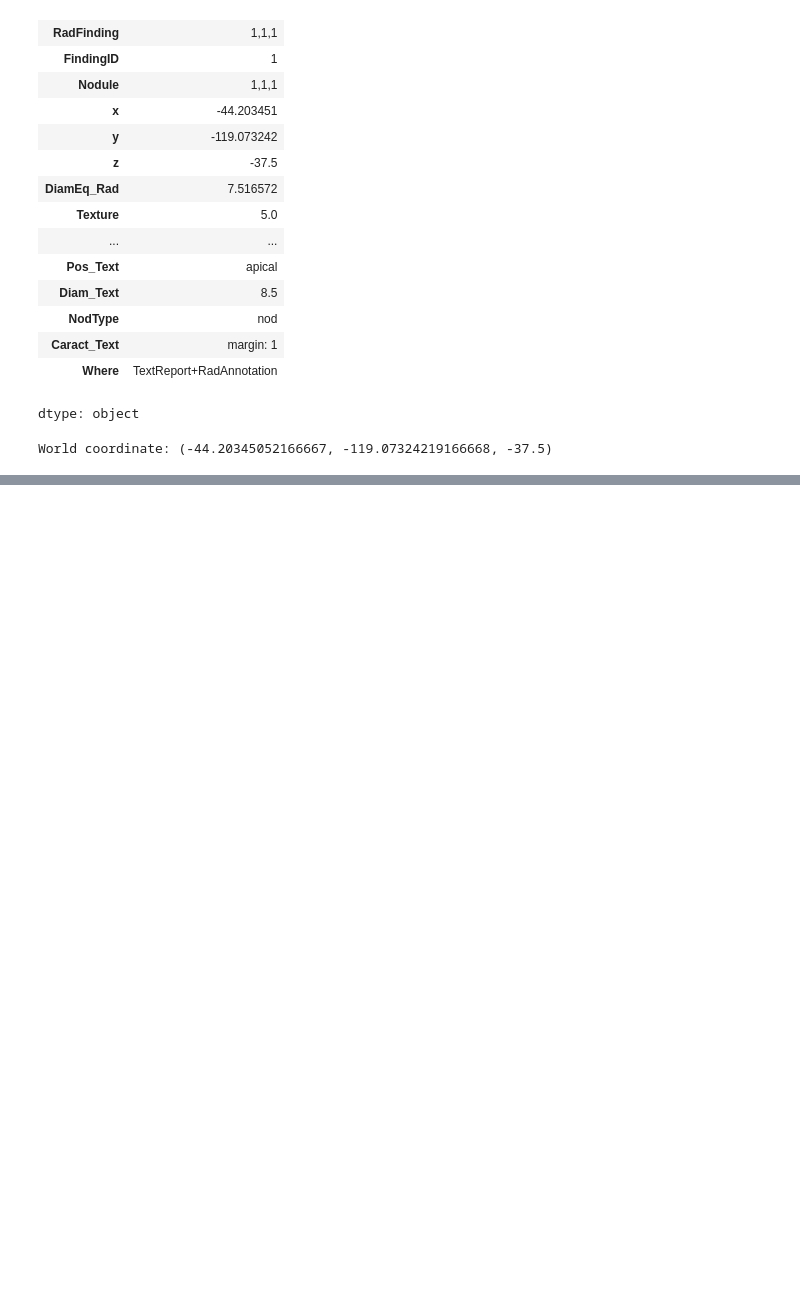
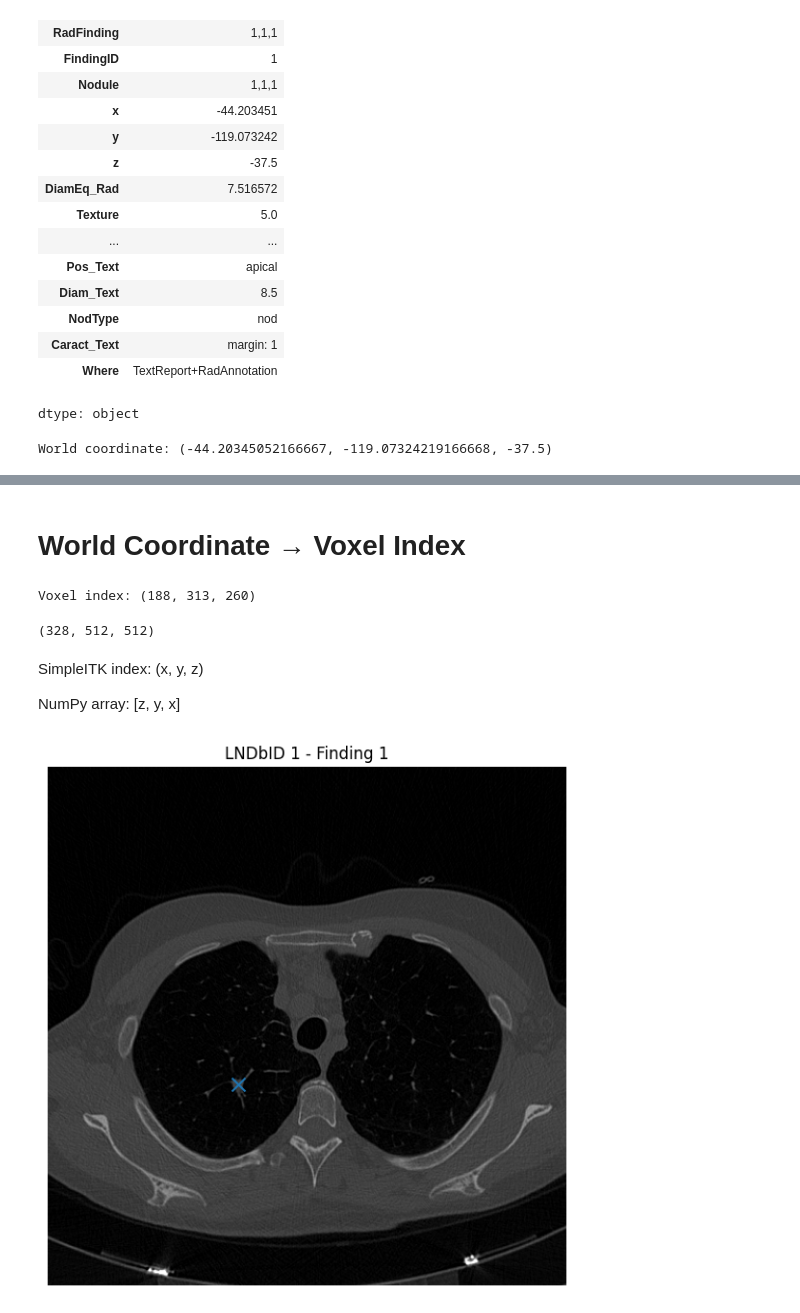
Before and after one commit to fawkes12345/LNDb-Multimodal, a Jupyter notebook: notebooks/01_ct_visualization.ipynb, the cells around one changed output, grey strips where cells are left out. Drawn from its saved outputs; the diff is of its cells as text; code cells hidden in the pictures; blank space fills up the shorter version.

```diff
--- a/notebooks/01_ct_visualization.ipynb
+++ b/notebooks/01_ct_visualization.ipynb
@@ -89,0 +336,9 @@ World coordinate: (-44.20345052166667, -119.07324219166668, -37.5)
+# %%
+ct_path = (
+    CASE_DIR
+    / "LNDb-0001.mhd"
+)
+
+ct_image = sitk.ReadImage(
+    str(ct_path)
+)
@@ -89,0 +393,34 @@ World coordinate: (-44.20345052166667, -119.07324219166668, -37.5)
+# %% [markdown]
+# World Coordinate → Voxel Index
+# %%
+voxel_index = (
+    ct_image
+    .TransformPhysicalPointToIndex(
+        world_coord
+    )
+)
+
+print(
+    "Voxel index:",
+    voxel_index
+)
+# %% [output]
+Voxel index: (188, 313, 260)
+# %%
+import numpy as np
+
+ct_array = sitk.GetArrayFromImage(
+    ct_image
+)
+
+print(
+    ct_array.shape
+)
+# %% [output]
+(328, 512, 512)
+# %% [markdown]
+SimpleITK index:
+(x, y, z)
+
+NumPy array:
+[z, y, x]
@@ -89,0 +429,36 @@ World coordinate: (-44.20345052166667, -119.07324219166668, -37.5)
+# %%
+import matplotlib.pyplot as plt
+
+i, j, k = voxel_index
+
+axial_slice = ct_array[
+    k,
+    :,
+    :
+]
+
+plt.figure(
+    figsize=(7, 7)
+)
+
+plt.imshow(
+    axial_slice,
+    cmap="gray"
+)
+
+plt.scatter(
+    i,
+    j,
+    marker="x",
+    s=100
+)
+
+plt.title(
+    "LNDbID 1 - Finding 1"
+)
+
+plt.axis("off")
+
+plt.show()
+# %% [output]
+[figure, added]
```
Also changed, not shown: parts of 26 cells of this notebook.
